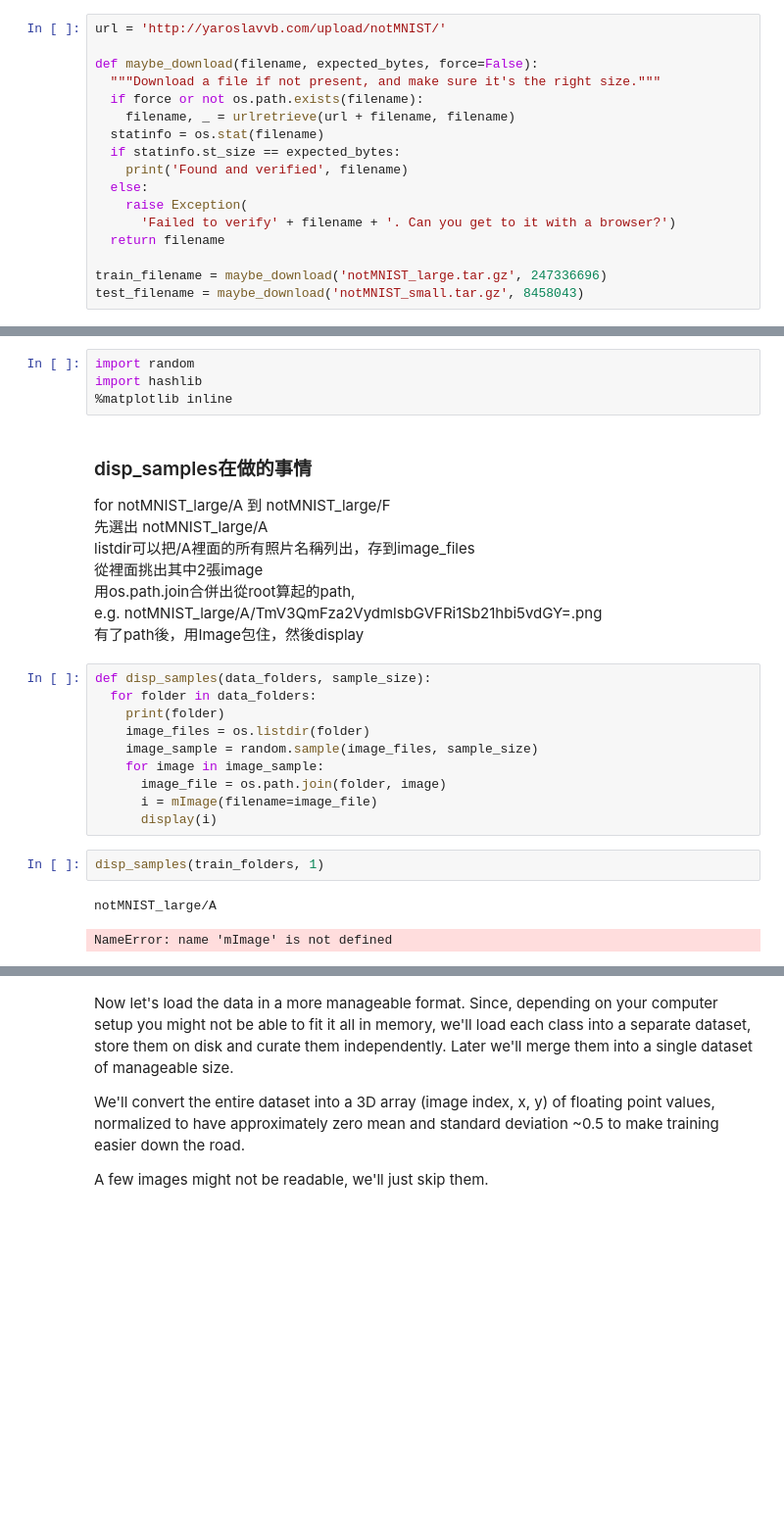
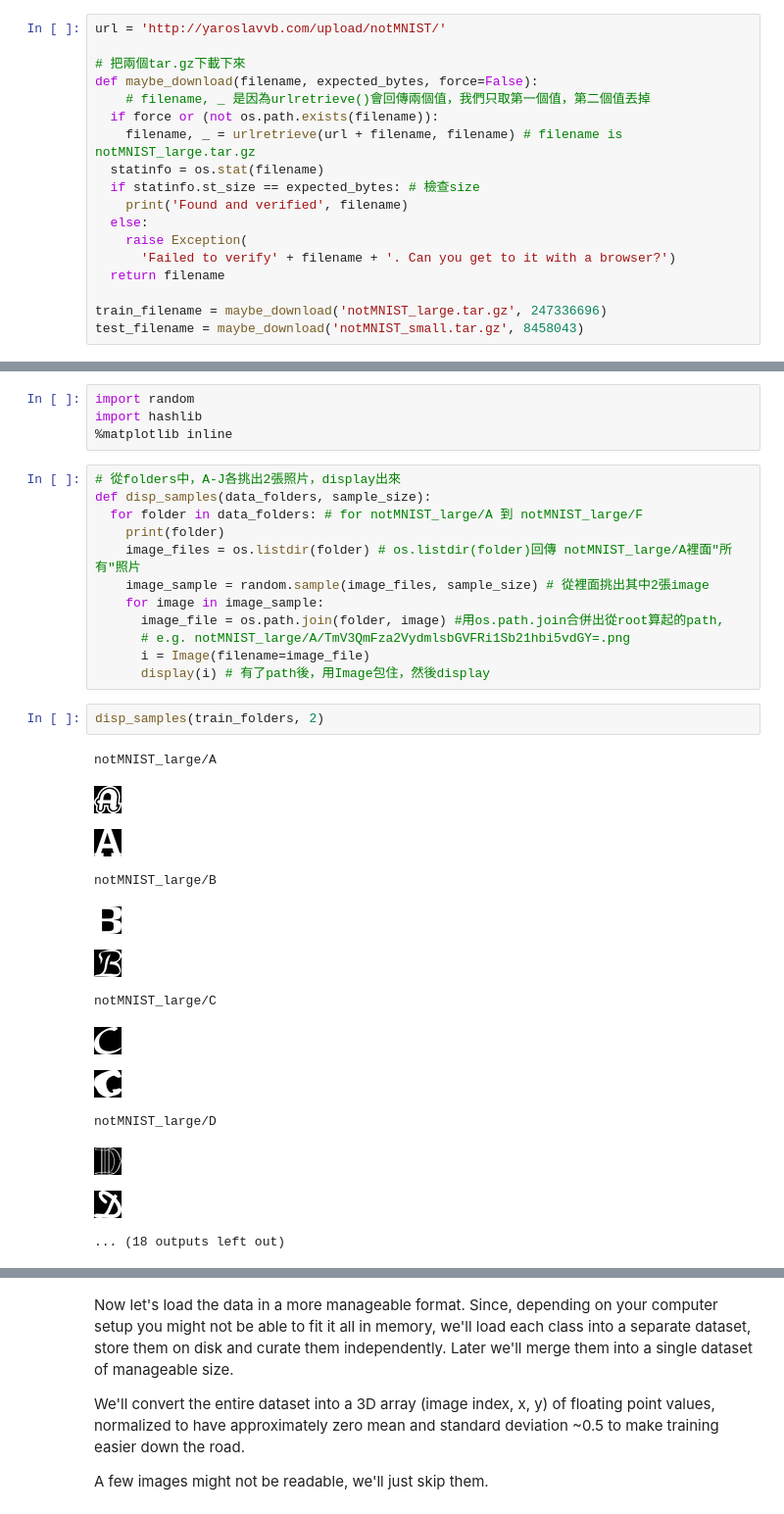
Before and after one commit to AdrianHsu/udacity-deep-learning, a Jupyter notebook: hw1/hw1.ipynb, the cells around one changed output, grey strips where cells are left out. Shown: that part at 98% size. Saved outputs shown, nothing was run; the diff lists cells and outputs as text; blank space fills up the shorter version.

```diff
--- a/hw1/hw1.ipynb
+++ b/hw1/hw1.ipynb
@@ -28,12 +23,13 @@ First, we'll download the dataset to our local machine. The data consists of cha
 # %%
 url = 'http://yaroslavvb.com/upload/notMNIST/'
 
+# 把兩個tar.gz下載下來
 def maybe_download(filename, expected_bytes, force=False):
-  """Download a file if not present, and make sure it's the right size."""
-  if force or not os.path.exists(filename):
-    filename, _ = urlretrieve(url + filename, filename)
+    # filename, _ 是因為urlretrieve()會回傳兩個值，我們只取第一個值，第二個值丟掉
+  if force or (not os.path.exists(filename)):
+    filename, _ = urlretrieve(url + filename, filename) # filename is notMNIST_large.tar.gz
   statinfo = os.stat(filename)
-  if statinfo.st_size == expected_bytes:
+  if statinfo.st_size == expected_bytes: # 檢查size
     print('Found and verified', filename)
   else:
     raise Exception(
@@ -94,28 +91,32 @@ Some imports and prerequisites that I will use later on:
 import random
 import hashlib
 %matplotlib inline
-# %% [markdown]
-### disp_samples在做的事情
-for notMNIST_large/A 到 notMNIST_large/F
-先選出 notMNIST_large/A
-listdir可以把/A裡面的所有照片名稱列出，存到image_files
-從裡面挑出其中2張image
-用os.path.join合併出從root算起的path,
-e.g. notMNIST_large/A/TmV3QmFza2VydmlsbGVFRi1Sb21hbi5vdGY=.png
-有了path後，用Image包住，然後display
 # %%
+# 從folders中，A-J各挑出2張照片，display出來
 def disp_samples(data_folders, sample_size):
-  for folder in data_folders:
+  for folder in data_folders: # for notMNIST_large/A 到 notMNIST_large/F
     print(folder)
-    image_files = os.listdir(folder)
-    image_sample = random.sample(image_files, sample_size)
+    image_files = os.listdir(folder) # os.listdir(folder)回傳 notMNIST_large/A裡面"所有"照片
+    image_sample = random.sample(image_files, sample_size) # 從裡面挑出其中2張image
     for image in image_sample:
-      image_file = os.path.join(folder, image)
-      i = mImage(filename=image_file)
-      display(i)
+      image_file = os.path.join(folder, image) #用os.path.join合併出從root算起的path,
+      # e.g. notMNIST_large/A/TmV3QmFza2VydmlsbGVFRi1Sb21hbi5vdGY=.png
+      i = Image(filename=image_file)
+      display(i) # 有了path後，用Image包住，然後display
 # %%
-disp_samples(train_folders, 1)
+disp_samples(train_folders, 2)
 # %% [output]
 notMNIST_large/A
+[figure, added]
+[figure, added]
-NameError: name 'mImage' is not defined
+notMNIST_large/B
+[figure, added]
+[figure, added]
+notMNIST_large/C
+[figure, added]
+[figure, added]
+notMNIST_large/D
+[figure, added]
+[figure, added]
+... (18 outputs left out)
 # %%
```
Also changed, not shown: parts of 9 cells of this notebook, 1 other file.
